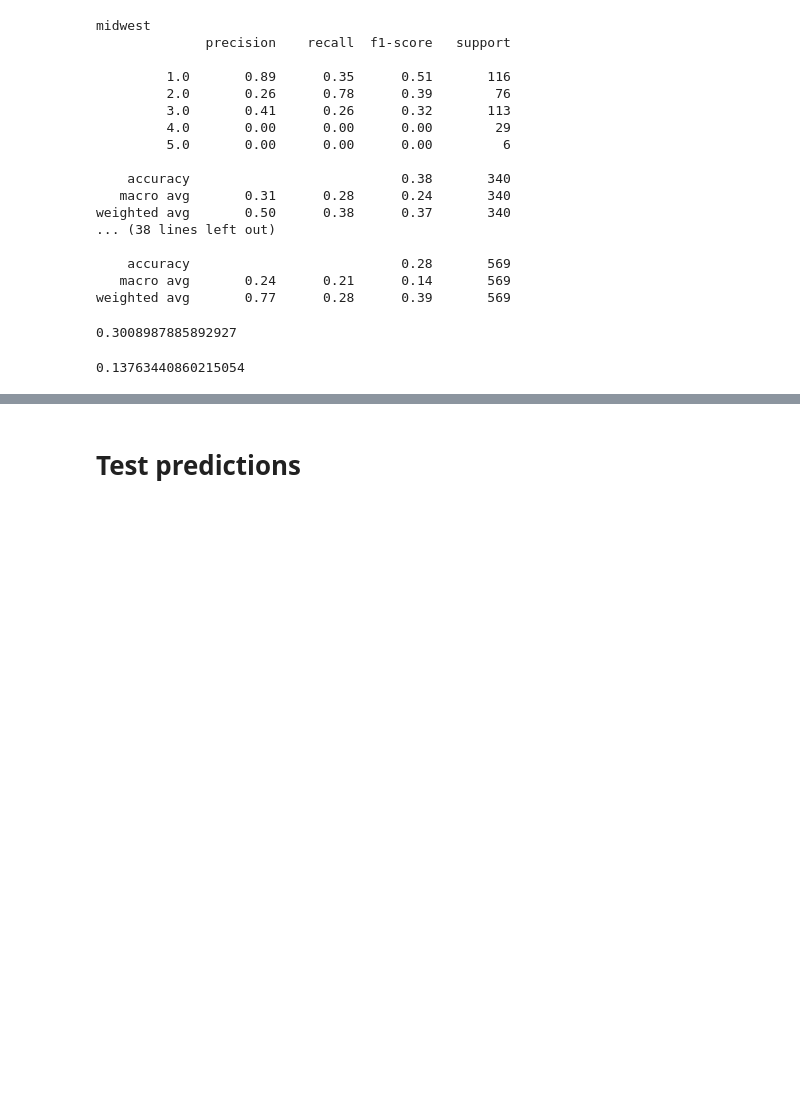
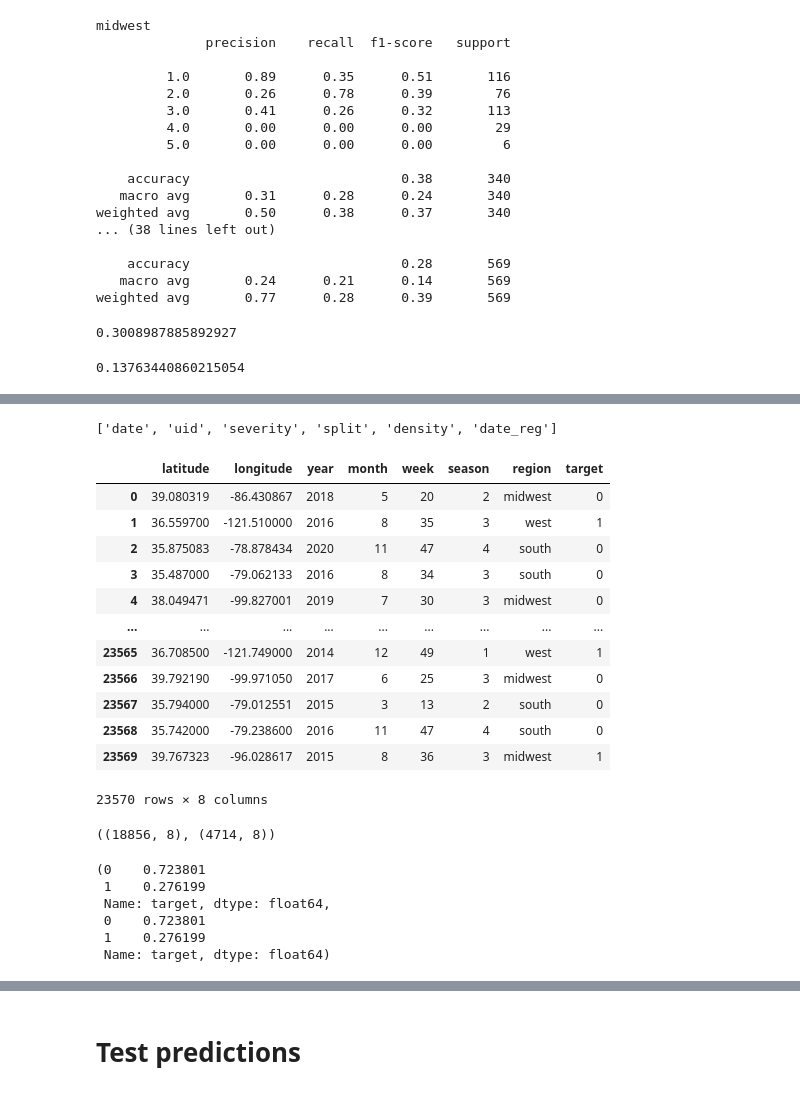
Before and after one commit to k-loki/Algal-bloom-Identification, a Jupyter notebook: notebooks/mt_data_again.ipynb, the cells around one changed output, grey strips where cells are left out. Saved outputs shown, nothing was run; the diff lists cells and outputs as text; code cells hidden in the pictures; blank space fills up the shorter version.

```diff
--- a/notebooks/mt_data_again.ipynb
+++ b/notebooks/mt_data_again.ipynb
@@ -622,0 +625,9 @@ len(set(test_data.date).intersection(set(train_data.date))) / len(test_data)
+# %%
+# is test data really differnt from train data
+
+df = data.copy(deep=True)
+
+df['target'] = df.split.map({'train': 0, 'test': 1})
+df['target'] = df.target.astype('int')
+df.week = df.week.astype('int')
+df
@@ -622,0 +648,21 @@ len(set(test_data.date).intersection(set(train_data.date))) / len(test_data)
+# %%
+drop_cols
+# %% [output]
+['date', 'uid', 'severity', 'split', 'density', 'date_reg']
+# %%
+df = df.drop(['date', 'uid', 'severity', 'split', 'density'], axis=1)
+df
+# %% [output]
+|  | latitude | longitude | year | month | week | season | region | target |
+| 0 | 39.080319 | -86.430867 | 2018 | 5 | 20 | 2 | midwest | 0 |
+| 1 | 36.559700 | -121.510000 | 2016 | 8 | 35 | 3 | west | 1 |
+| 2 | 35.875083 | -78.878434 | 2020 | 11 | 47 | 4 | south | 0 |
+| 3 | 35.487000 | -79.062133 | 2016 | 8 | 34 | 3 | south | 0 |
+| 4 | 38.049471 | -99.827001 | 2019 | 7 | 30 | 3 | midwest | 0 |
+| ... | ... | ... | ... | ... | ... | ... | ... | ... |
+| 23565 | 36.708500 | -121.749000 | 2014 | 12 | 49 | 1 | west | 1 |
+| 23566 | 39.792190 | -99.971050 | 2017 | 6 | 25 | 3 | midwest | 0 |
+| 23567 | 35.794000 | -79.012551 | 2015 | 3 | 13 | 2 | south | 0 |
+| 23568 | 35.742000 | -79.238600 | 2016 | 11 | 47 | 4 | south | 0 |
+| 23569 | 39.767323 | -96.028617 | 2015 | 8 | 36 | 3 | midwest | 1 |
+23570 rows × 8 columns
@@ -622,0 +671,14 @@ len(set(test_data.date).intersection(set(train_data.date))) / len(test_data)
+# %%
+train, test = train_test_split(df, test_size=0.2, random_state=12_000, stratify=df.target)
+train.shape, test.shape
+# %% [output]
+((18856, 8), (4714, 8))
+# %%
+train.target.value_counts(normalize=True), test.target.value_counts(normalize=True)
+# %% [output]
+(0    0.723801
+ 1    0.276199
+ Name: target, dtype: float64,
+ 0    0.723801
+ 1    0.276199
+ Name: target, dtype: float64)
```
Also changed, not shown: parts of 15 cells of this notebook.
